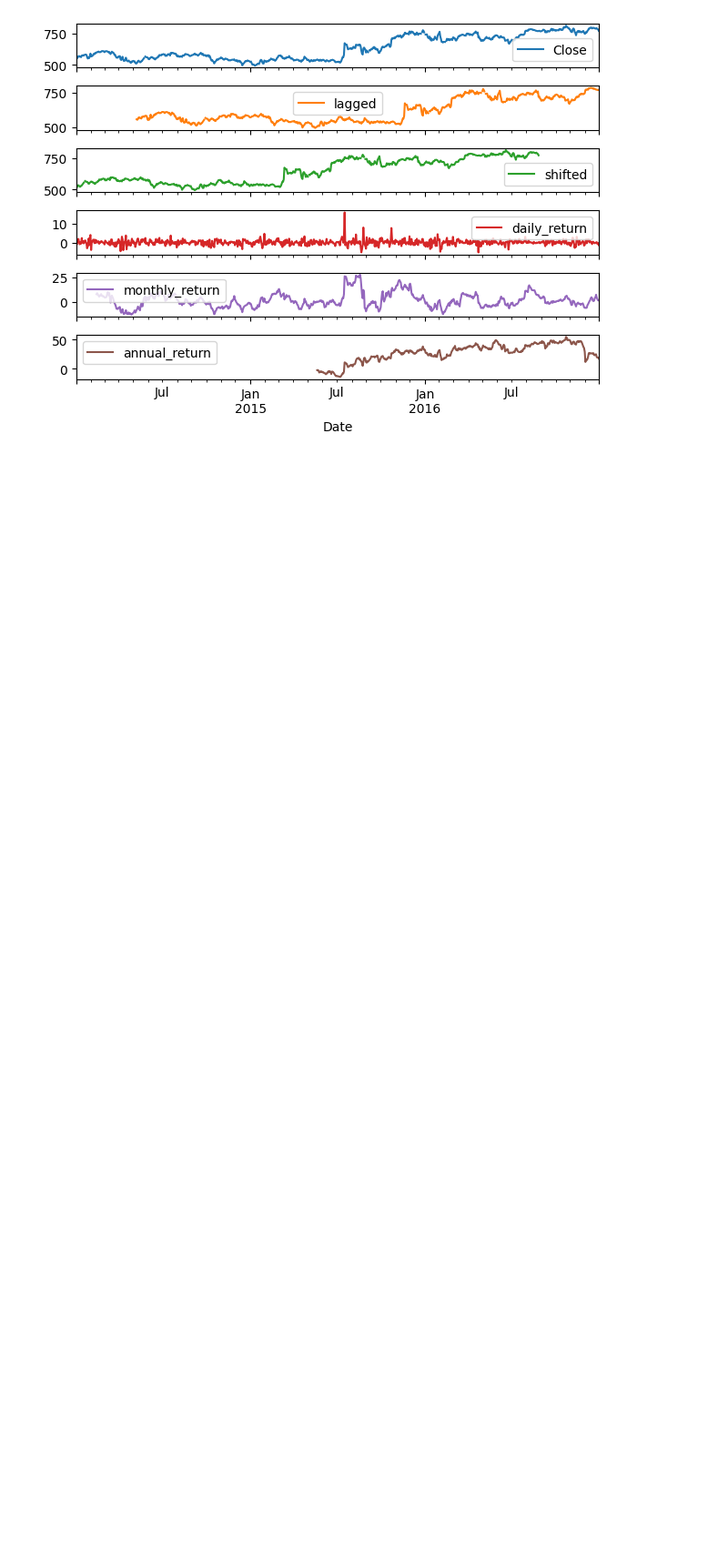
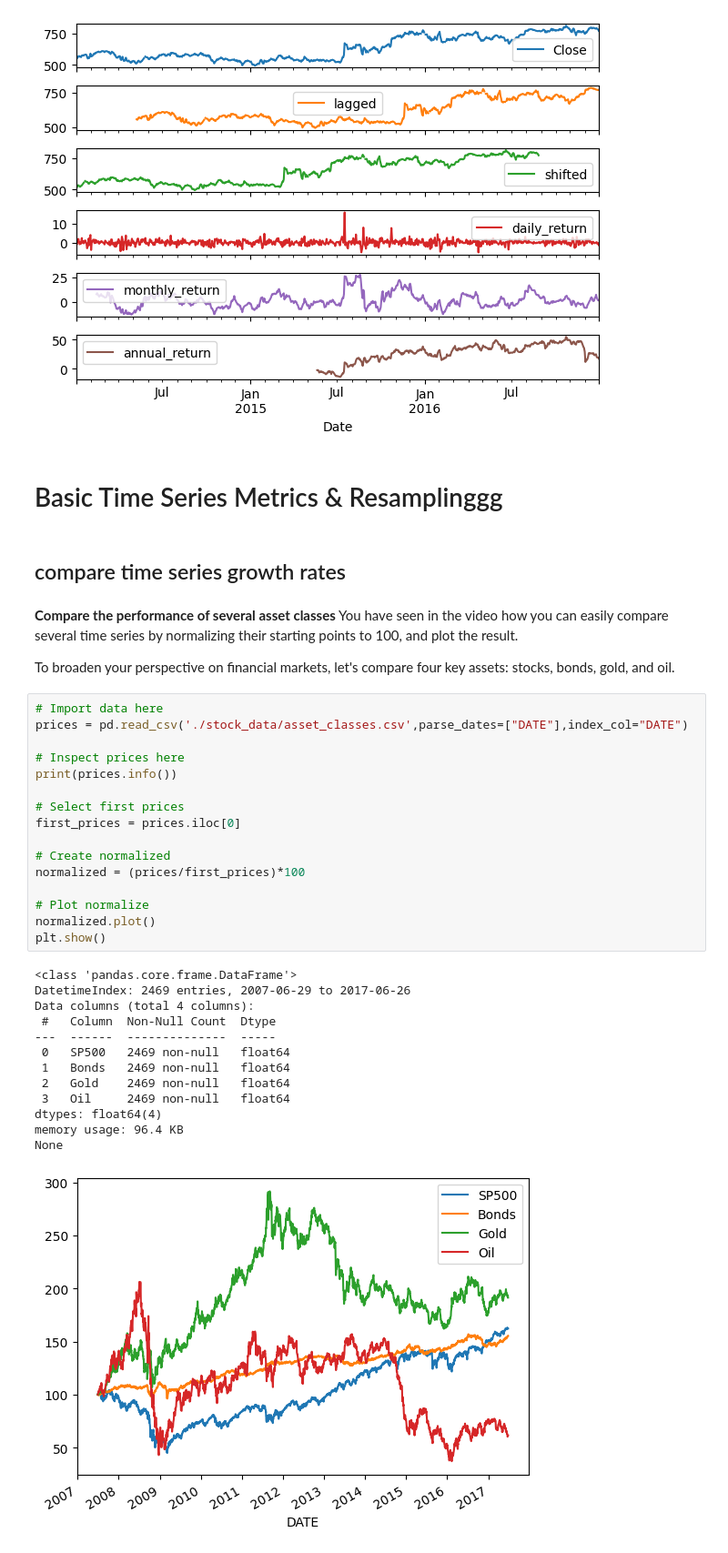
Before and after one commit to kesant/machine-learning-projects, a Jupyter notebook: Time series/manipulating_time_series.ipynb, the cells around one changed output. Shown: that part at 91% size. Drawn from its saved outputs; the diff is of its cells as text; blank space fills up the shorter version.

Commit message:
analizando el performance en los indices de crecimiento de las series temporales

```diff
--- a/Time series/manipulating_time_series.ipynb
+++ b/Time series/manipulating_time_series.ipynb
@@ -212,3 +214,42 @@ plt.tight_layout()
 plt.show()
 # %% [output]
 [figure]
+# %% [markdown]
+# Basic Time Series Metrics & Resamplinggg
+# %% [markdown]
+## compare time series growth rates
+# %% [markdown]
+**Compare the performance of several asset classes**
+You have seen in the video how you can easily compare several time series by normalizing their starting points to 100, and plot the result.
+
+To broaden your perspective on financial markets, let's compare four key assets: stocks, bonds, gold, and oil.
+# %%
+# Import data here
+prices = pd.read_csv('./stock_data/asset_classes.csv',parse_dates=["DATE"],index_col="DATE")
+
+# Inspect prices here
+print(prices.info())
+
+# Select first prices
+first_prices = prices.iloc[0]
+
+# Create normalized
+normalized = (prices/first_prices)*100
+
+# Plot normalize
+normalized.plot()
+plt.show()
+# %% [output]
+<class 'pandas.core.frame.DataFrame'>
+DatetimeIndex: 2469 entries, 2007-06-29 to 2017-06-26
+Data columns (total 4 columns):
+ #   Column  Non-Null Count  Dtype
+---  ------  --------------  -----
+ 0   SP500   2469 non-null   float64
+ 1   Bonds   2469 non-null   float64
+ 2   Gold    2469 non-null   float64
+ 3   Oil     2469 non-null   float64
+dtypes: float64(4)
+memory usage: 96.4 KB
+None
+[figure, added]
```
Also changed, not shown: parts of 3 cells of this notebook.
